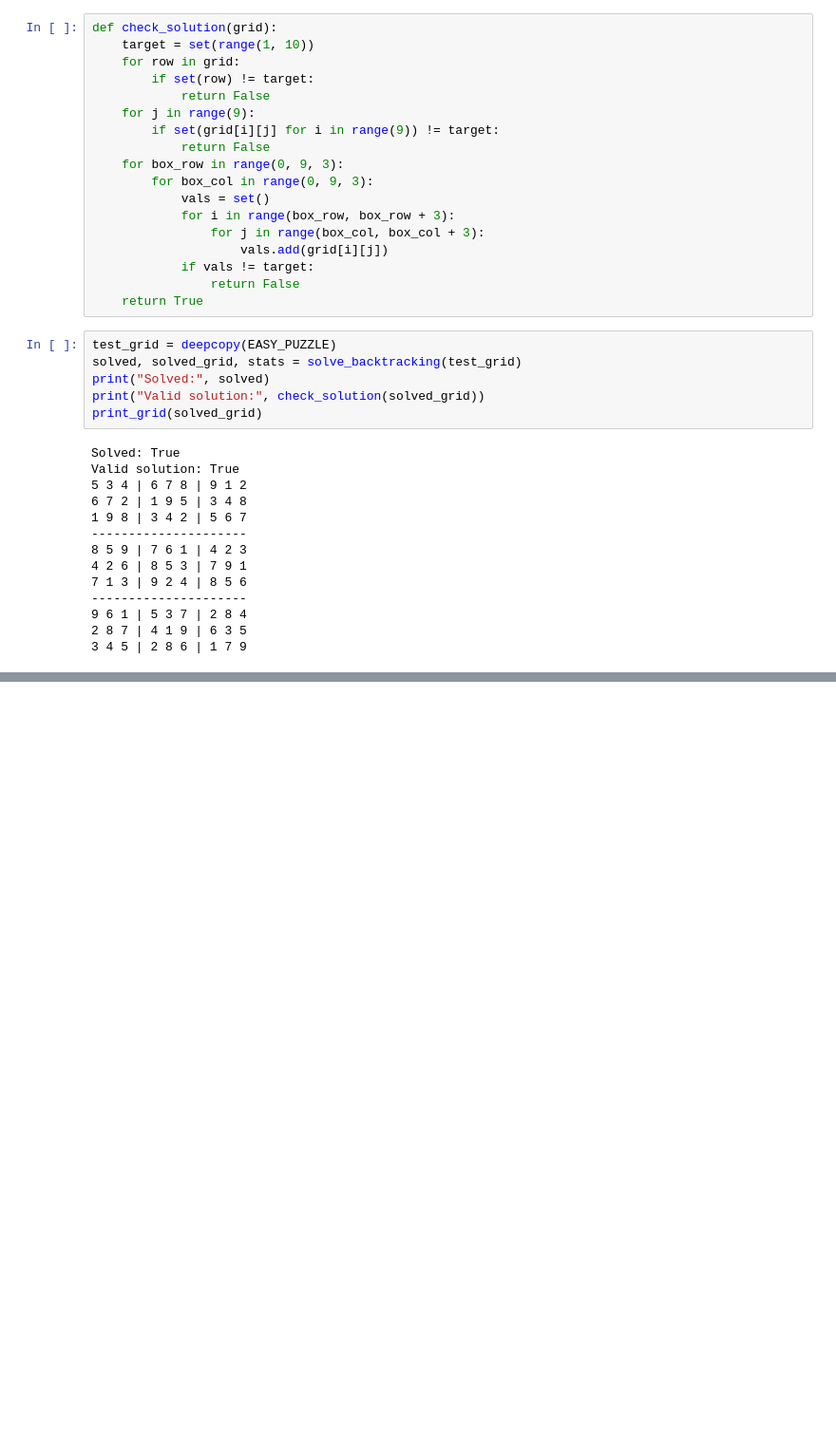
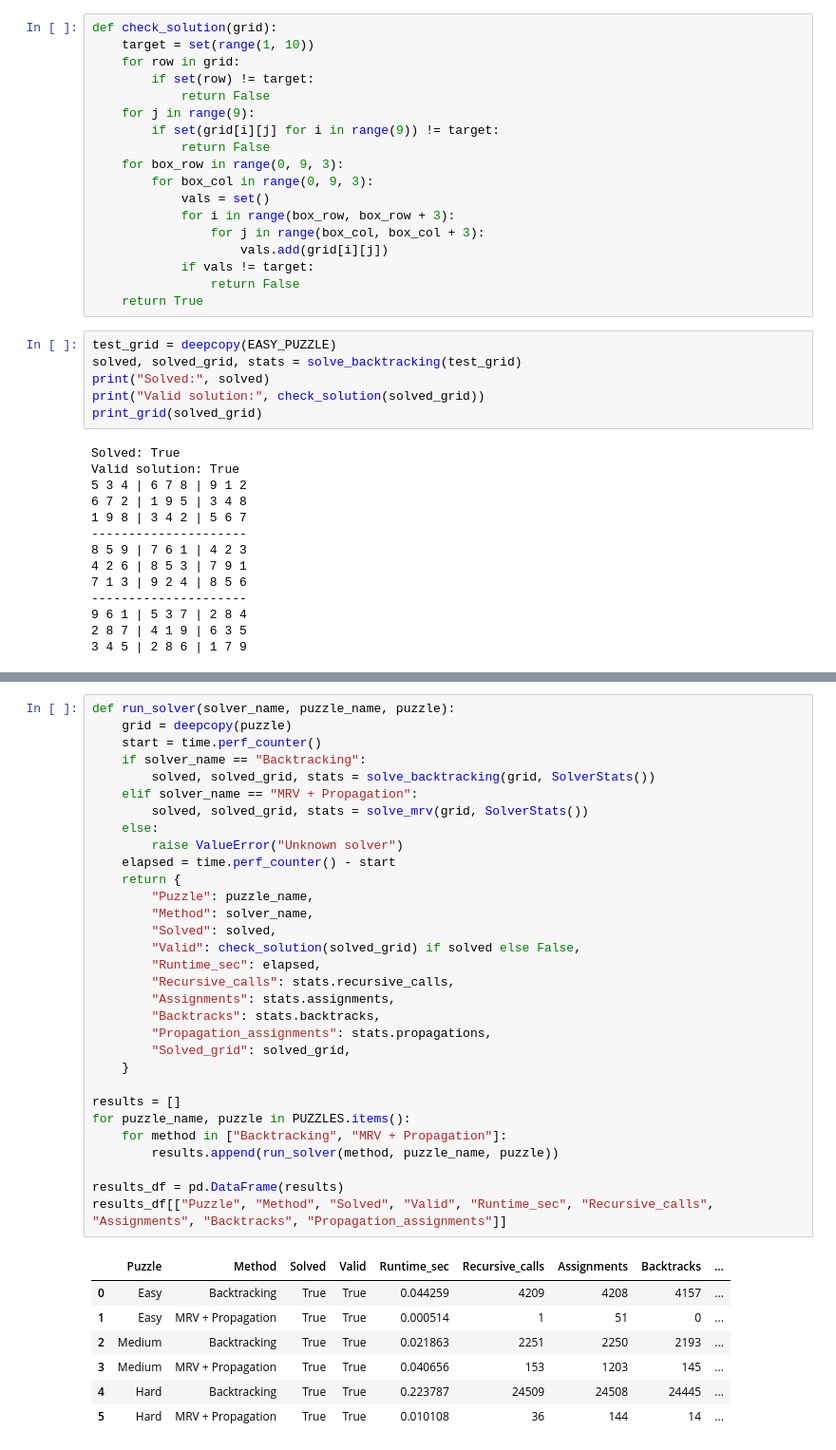
Before and after one commit to hktodorova/sudoku_project_submission, a Jupyter notebook: sudoku_project.ipynb, the cells around one changed output, grey strips where cells are left out. Shown at 95% size. Saved outputs shown, nothing was run; the diff lists cells and outputs as text; blank space fills up the shorter version.

```diff
--- a/sudoku_project.ipynb
+++ b/sudoku_project.ipynb
@@ -429,0 +446,39 @@ Valid solution: True
+# %%
+def run_solver(solver_name, puzzle_name, puzzle):
+    grid = deepcopy(puzzle)
+    start = time.perf_counter()
+    if solver_name == "Backtracking":
+        solved, solved_grid, stats = solve_backtracking(grid, SolverStats())
+    elif solver_name == "MRV + Propagation":
+        solved, solved_grid, stats = solve_mrv(grid, SolverStats())
+    else:
+        raise ValueError("Unknown solver")
+    elapsed = time.perf_counter() - start
+    return {
+        "Puzzle": puzzle_name,
+        "Method": solver_name,
+        "Solved": solved,
+        "Valid": check_solution(solved_grid) if solved else False,
+        "Runtime_sec": elapsed,
+        "Recursive_calls": stats.recursive_calls,
+        "Assignments": stats.assignments,
+        "Backtracks": stats.backtracks,
+        "Propagation_assignments": stats.propagations,
+        "Solved_grid": solved_grid,
+    }
+
+results = []
+for puzzle_name, puzzle in PUZZLES.items():
+    for method in ["Backtracking", "MRV + Propagation"]:
+        results.append(run_solver(method, puzzle_name, puzzle))
+
+results_df = pd.DataFrame(results)
+results_df[["Puzzle", "Method", "Solved", "Valid", "Runtime_sec", "Recursive_calls", "Assignments", "Backtracks", "Propagation_assignments"]]
+# %% [output]
+|  | Puzzle | Method | Solved | Valid | Runtime_sec | Recursive_calls | Assignments | Backtracks | ... |
+| 0 | Easy | Backtracking | True | True | 0.044259 | 4209 | 4208 | 4157 | ... |
+| 1 | Easy | MRV + Propagation | True | True | 0.000514 | 1 | 51 | 0 | ... |
+| 2 | Medium | Backtracking | True | True | 0.021863 | 2251 | 2250 | 2193 | ... |
+| 3 | Medium | MRV + Propagation | True | True | 0.040656 | 153 | 1203 | 145 | ... |
+| 4 | Hard | Backtracking | True | True | 0.223787 | 24509 | 24508 | 24445 | ... |
+| 5 | Hard | MRV + Propagation | True | True | 0.010108 | 36 | 144 | 14 | ... |
```
Also changed, not shown: parts of 12 cells of this notebook.
